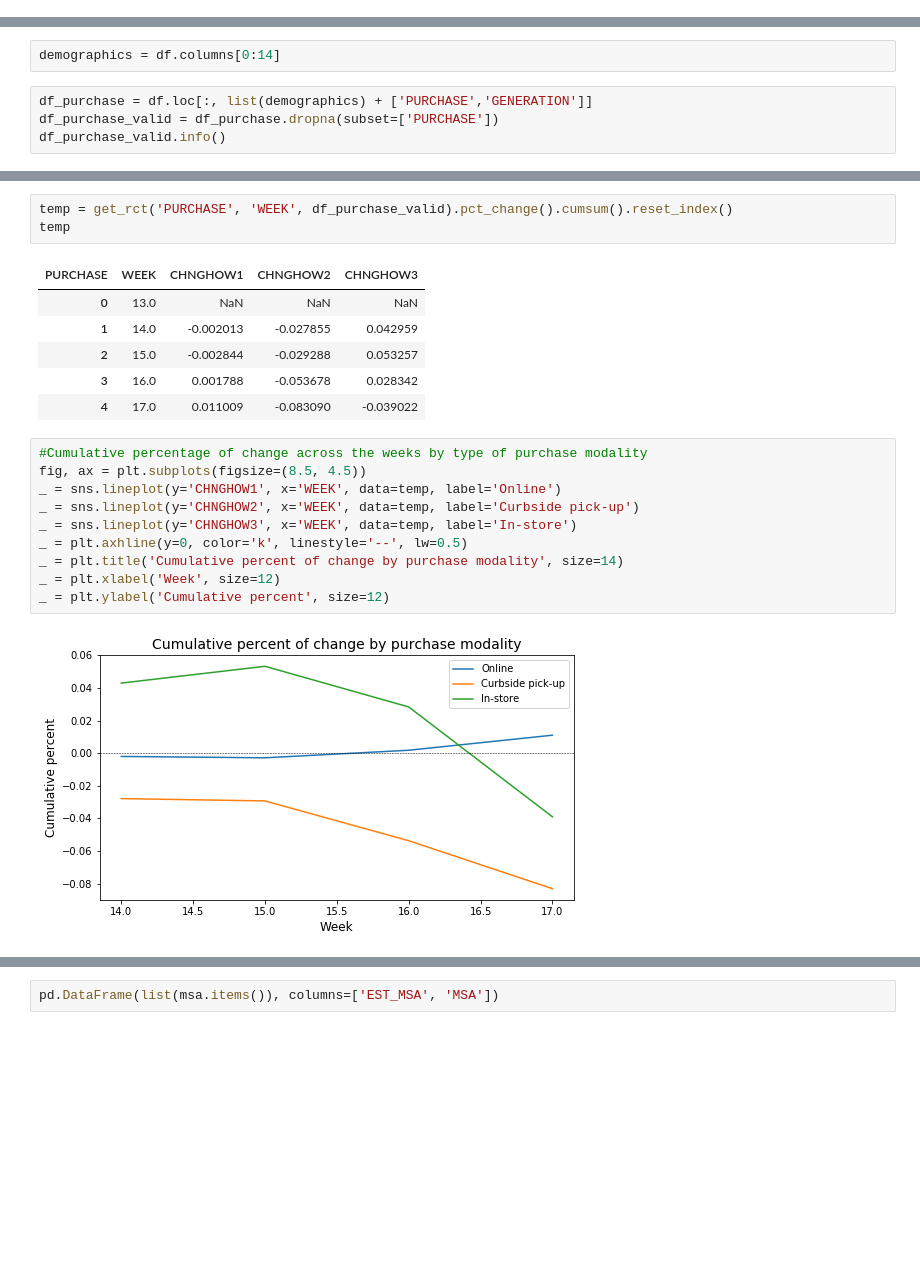
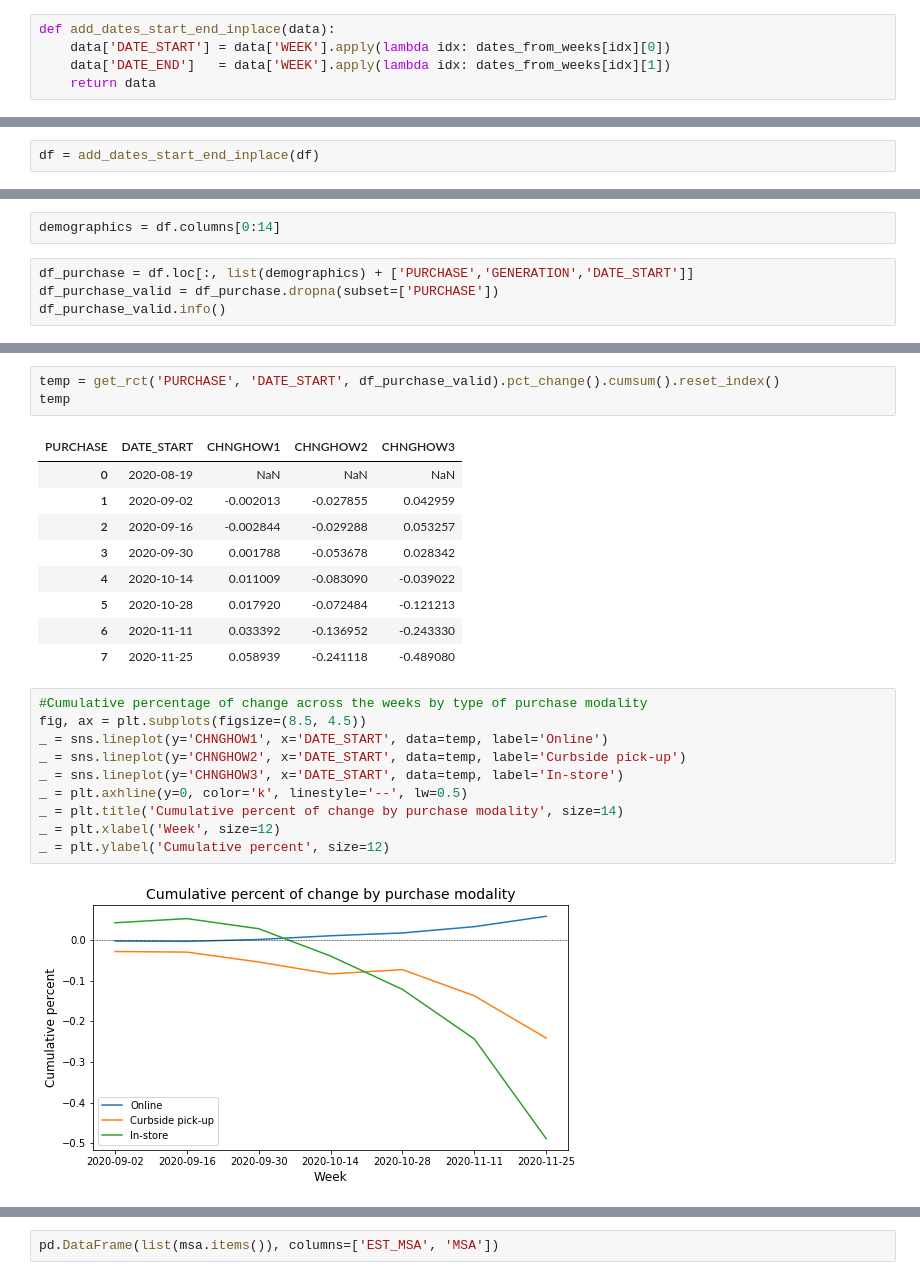
Before and after one commit to Daesparz/DS4A2020_Empowerment, a Jupyter notebook: exploratory_data_analysis/household_pulse_EDA.ipynb, the cells around one changed output, grey strips where cells are left out. Cells and saved outputs as stored; diff of their text form; blank space fills up the shorter version.

Commit message:
adding 3 extra weeks of analysis

```diff
--- a/exploratory_data_analysis/household_pulse_EDA.ipynb
+++ b/exploratory_data_analysis/household_pulse_EDA.ipynb
@@ -98,6 +104,11 @@ def get_rct(var1, var2, df):
     res = pd.crosstab(df[var2], df[var1])
     output = round( res.div(res.sum(axis = 1),axis = 0)*100, 2 )
     return output
+# %%
+def add_dates_start_end_inplace(data):
+    data['DATE_START'] = data['WEEK'].apply(lambda idx: dates_from_weeks[idx][0])
+    data['DATE_END']   = data['WEEK'].apply(lambda idx: dates_from_weeks[idx][1])
+    return data
 # %% [markdown]
 #### Legends by demographic variables
 # %%
@@ -497,3 +534,5 @@ expns_generation.head()
 
 
 ### 1. PURCHASES
+# %%
+df = add_dates_start_end_inplace(df)
@@ -503,7 +552,7 @@ df['PURCHASE'] = x
 # %%
 demographics = df.columns[0:14]
 # %%
-df_purchase = df.loc[:, list(demographics) + ['PURCHASE','GENERATION']]
+df_purchase = df.loc[:, list(demographics) + ['PURCHASE','GENERATION','DATE_START']]
 df_purchase_valid = df_purchase.dropna(subset=['PURCHASE'])
 df_purchase_valid.info()
 # %% [output]
@@ -542,24 +594,27 @@ The contingency table below shows the percentage of surveyed people who declare
 
 In the graph below, we see the cumulative percentage of change over time to explore the trends over the three modalities. In a nationwide, online purchases are highly prefered and they increase across the weeks as alternative to in-store and curbside purchases, which were decreasing over time.
 # %%
-temp = get_rct('PURCHASE', 'WEEK', df_purchase_valid).pct_change().cumsum().reset_index()
+temp = get_rct('PURCHASE', 'DATE_START', df_purchase_valid).pct_change().cumsum().reset_index()
 temp
 # %% [output]
-| PURCHASE | WEEK | CHNGHOW1 | CHNGHOW2 | CHNGHOW3 |
-| 0 | 13.0 | NaN | NaN | NaN |
-| 1 | 14.0 | -0.002013 | -0.027855 | 0.042959 |
-| 2 | 15.0 | -0.002844 | -0.029288 | 0.053257 |
-| 3 | 16.0 | 0.001788 | -0.053678 | 0.028342 |
-| 4 | 17.0 | 0.011009 | -0.083090 | -0.039022 |
+| PURCHASE | DATE_START | CHNGHOW1 | CHNGHOW2 | CHNGHOW3 |
+| 0 | 2020-08-19 | NaN | NaN | NaN |
+| 1 | 2020-09-02 | -0.002013 | -0.027855 | 0.042959 |
+| 2 | 2020-09-16 | -0.002844 | -0.029288 | 0.053257 |
+| 3 | 2020-09-30 | 0.001788 | -0.053678 | 0.028342 |
+| 4 | 2020-10-14 | 0.011009 | -0.083090 | -0.039022 |
+| 5 | 2020-10-28 | 0.017920 | -0.072484 | -0.121213 |
+| 6 | 2020-11-11 | 0.033392 | -0.136952 | -0.243330 |
+| 7 | 2020-11-25 | 0.058939 | -0.241118 | -0.489080 |
 # %%
 #Cumulative percentage of change across the weeks by type of purchase modality
 fig, ax = plt.subplots(figsize=(8.5, 4.5))
-_ = sns.lineplot(y='CHNGHOW1', x='WEEK', data=temp, label='Online')
-_ = sns.lineplot(y='CHNGHOW2', x='WEEK', data=temp, label='Curbside pick-up')
-_ = sns.lineplot(y='CHNGHOW3', x='WEEK', data=temp, label='In-store')
+_ = sns.lineplot(y='CHNGHOW1', x='DATE_START', data=temp, label='Online')
+_ = sns.lineplot(y='CHNGHOW2', x='DATE_START', data=temp, label='Curbside pick-up')
+_ = sns.lineplot(y='CHNGHOW3', x='DATE_START', data=temp, label='In-store')
 _ = plt.axhline(y=0, color='k', linestyle='--', lw=0.5)
 _ = plt.title('Cumulative percent of change by purchase modality', size=14)
 _ = plt.xlabel('Week', size=12)
 _ = plt.ylabel('Cumulative percent', size=12)
 # %% [output]
-[figure, old version]
+[figure, new version]
```
Also changed, not shown: parts of 84 cells of this notebook.
